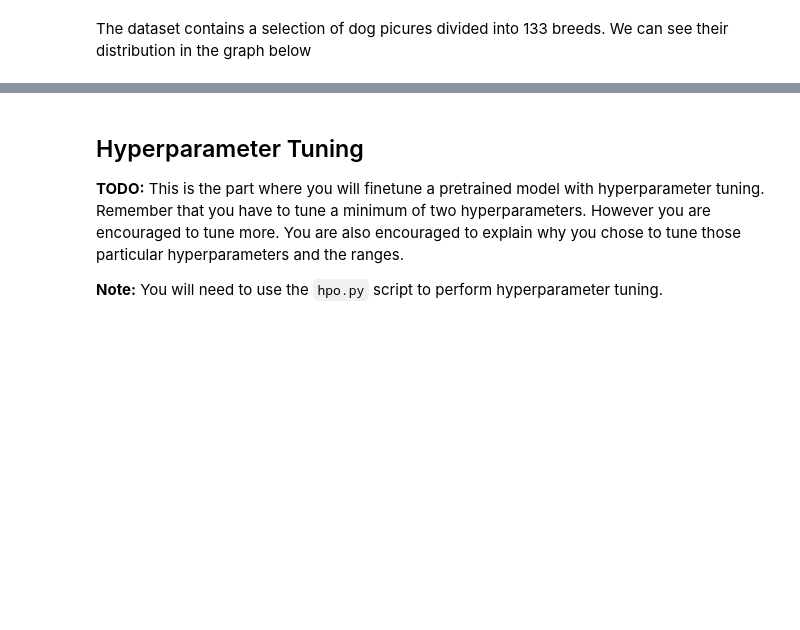
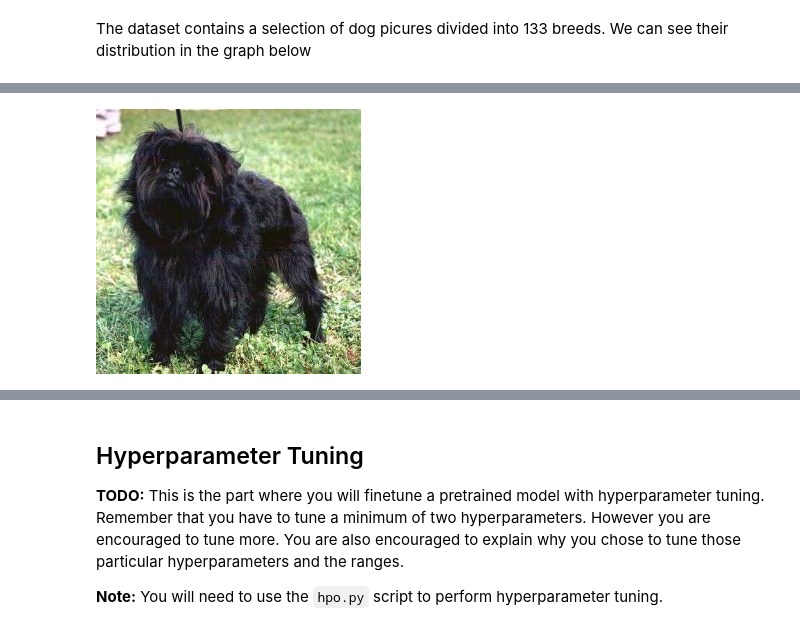
Before and after one commit to nelsongcg/image_classification, a Jupyter notebook: train_and_deploy.ipynb, the cells around one changed output, grey strips where cells are left out. Saved outputs shown, nothing was run; the diff lists cells and outputs as text; code cells hidden in the pictures; blank space fills up the shorter version.

```diff
--- a/train_and_deploy.ipynb
+++ b/train_and_deploy.ipynb
@@ -58,0 +47,5 @@ os.listdir('data/dogImages/train')
+# %%
+#Sample image
+ipythonImage(filename='data/dogImages/train/001.Affenpinscher/Affenpinscher_00001.jpg')
+# %% [output]
+[figure, added]
```
Also changed, not shown: parts of 16 cells of this notebook, 2 other files.
